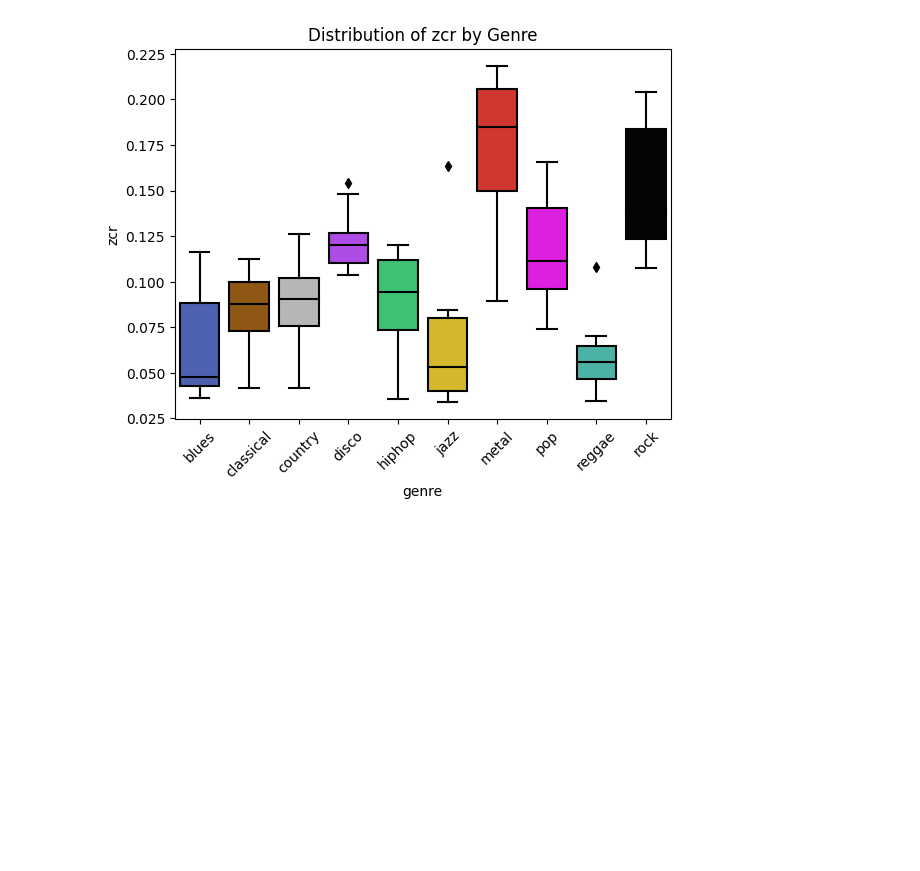
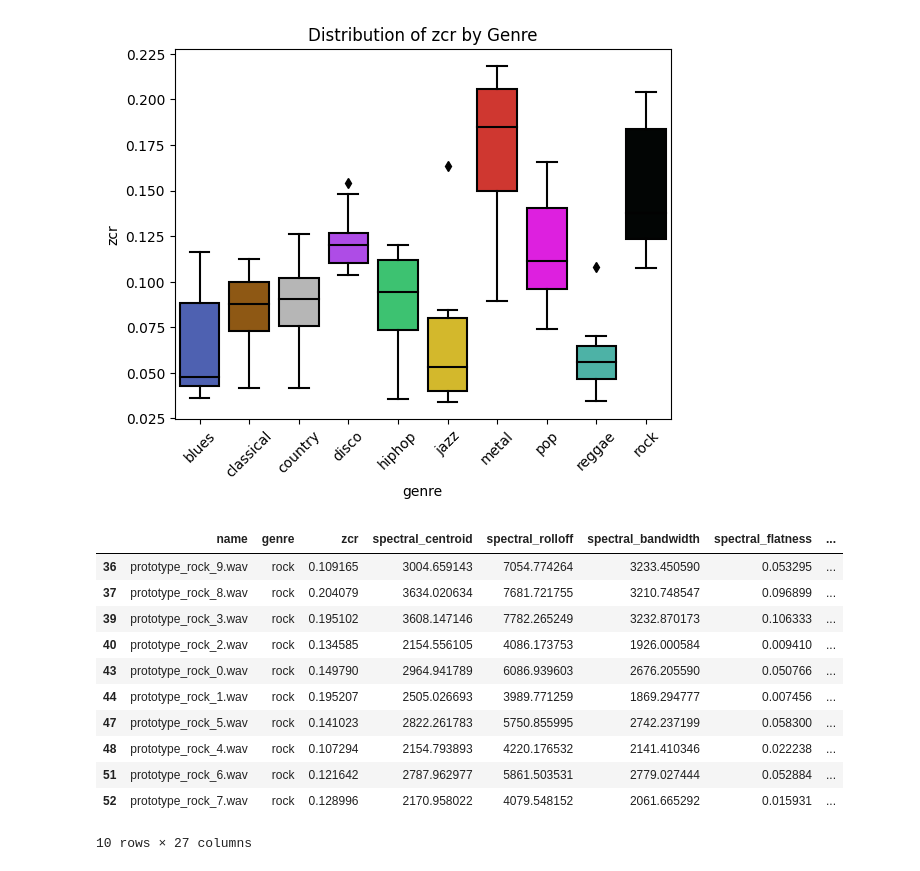
Before and after one commit to alexkato29/Music-Genre-Classification, a Jupyter notebook: eda/prototype_eda.ipynb, the cells around one changed output. Cells and saved outputs as stored; diff of their text form; code cells hidden in the pictures; blank space fills up the shorter version.

```diff
--- a/eda/prototype_eda.ipynb
+++ b/eda/prototype_eda.ipynb
@@ -13,5 +11,5 @@ from sklearn.preprocessing import StandardScaler
 # %%
-directory = "prototypes/"
+directory = "../prototypes/"
 
 data = []
 
@@ -101,3 +117,18 @@ Kruskal-Wallis on zcr: H-statistic=58.55155926528217, p-value=2.546931077073456e
 [figure]
 [figure]
 [figure]
+# %%
+audio[audio["genre"] == "rock"]
+# %% [output]
+|  | name | genre | zcr | spectral_centroid | spectral_rolloff | spectral_bandwidth | spectral_flatness | ... |
+| 36 | prototype_rock_9.wav | rock | 0.109165 | 3004.659143 | 7054.774264 | 3233.450590 | 0.053295 | ... |
+| 37 | prototype_rock_8.wav | rock | 0.204079 | 3634.020634 | 7681.721755 | 3210.748547 | 0.096899 | ... |
+| 39 | prototype_rock_3.wav | rock | 0.195102 | 3608.147146 | 7782.265249 | 3232.870173 | 0.106333 | ... |
+| 40 | prototype_rock_2.wav | rock | 0.134585 | 2154.556105 | 4086.173753 | 1926.000584 | 0.009410 | ... |
+| 43 | prototype_rock_0.wav | rock | 0.149790 | 2964.941789 | 6086.939603 | 2676.205590 | 0.050766 | ... |
+| 44 | prototype_rock_1.wav | rock | 0.195207 | 2505.026693 | 3989.771259 | 1869.294777 | 0.007456 | ... |
+| 47 | prototype_rock_5.wav | rock | 0.141023 | 2822.261783 | 5750.855995 | 2742.237199 | 0.058300 | ... |
+| 48 | prototype_rock_4.wav | rock | 0.107294 | 2154.793893 | 4220.176532 | 2141.410346 | 0.022238 | ... |
+| 51 | prototype_rock_6.wav | rock | 0.121642 | 2787.962977 | 5861.503531 | 2779.027444 | 0.052884 | ... |
+| 52 | prototype_rock_7.wav | rock | 0.128996 | 2170.958022 | 4079.548152 | 2061.665292 | 0.015931 | ... |
+10 rows × 27 columns
```
Also changed, not shown: parts of 2 cells of this notebook, 15 other files.
